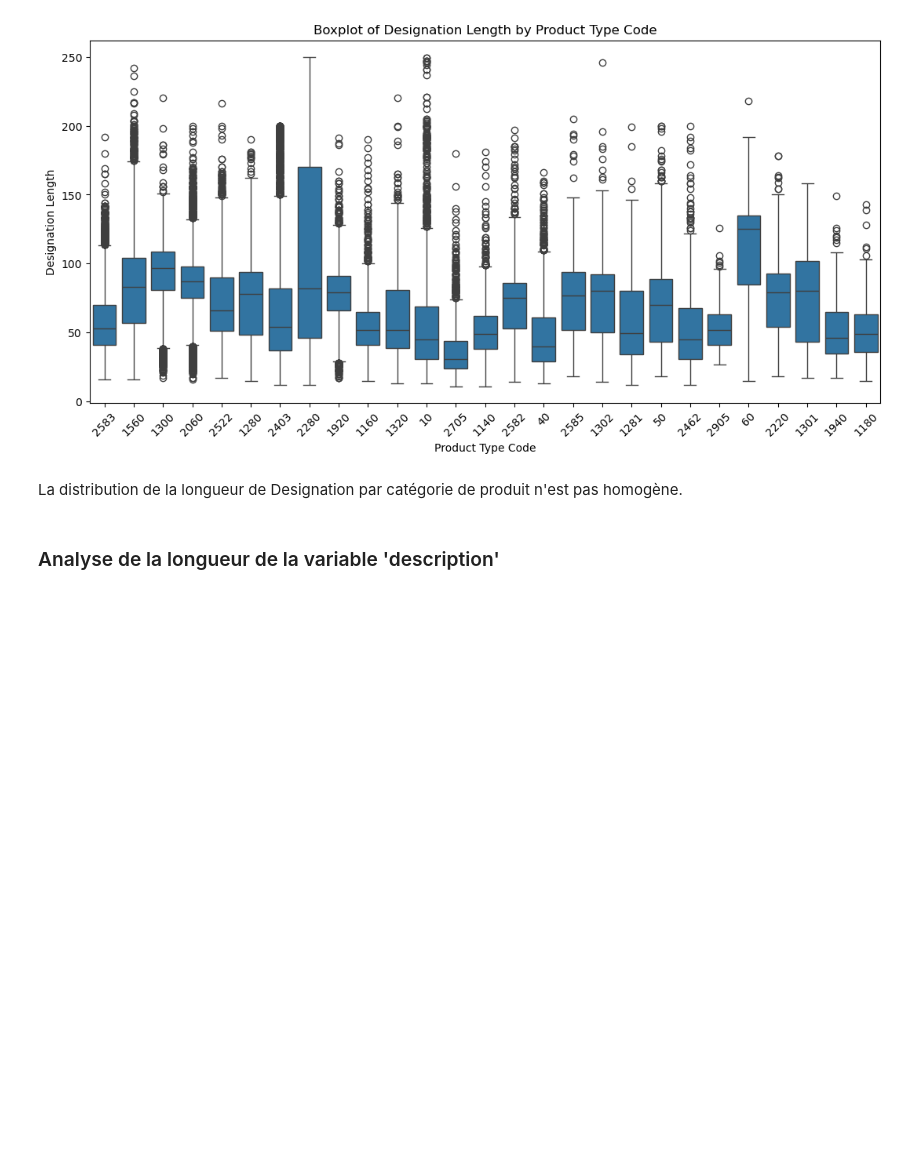
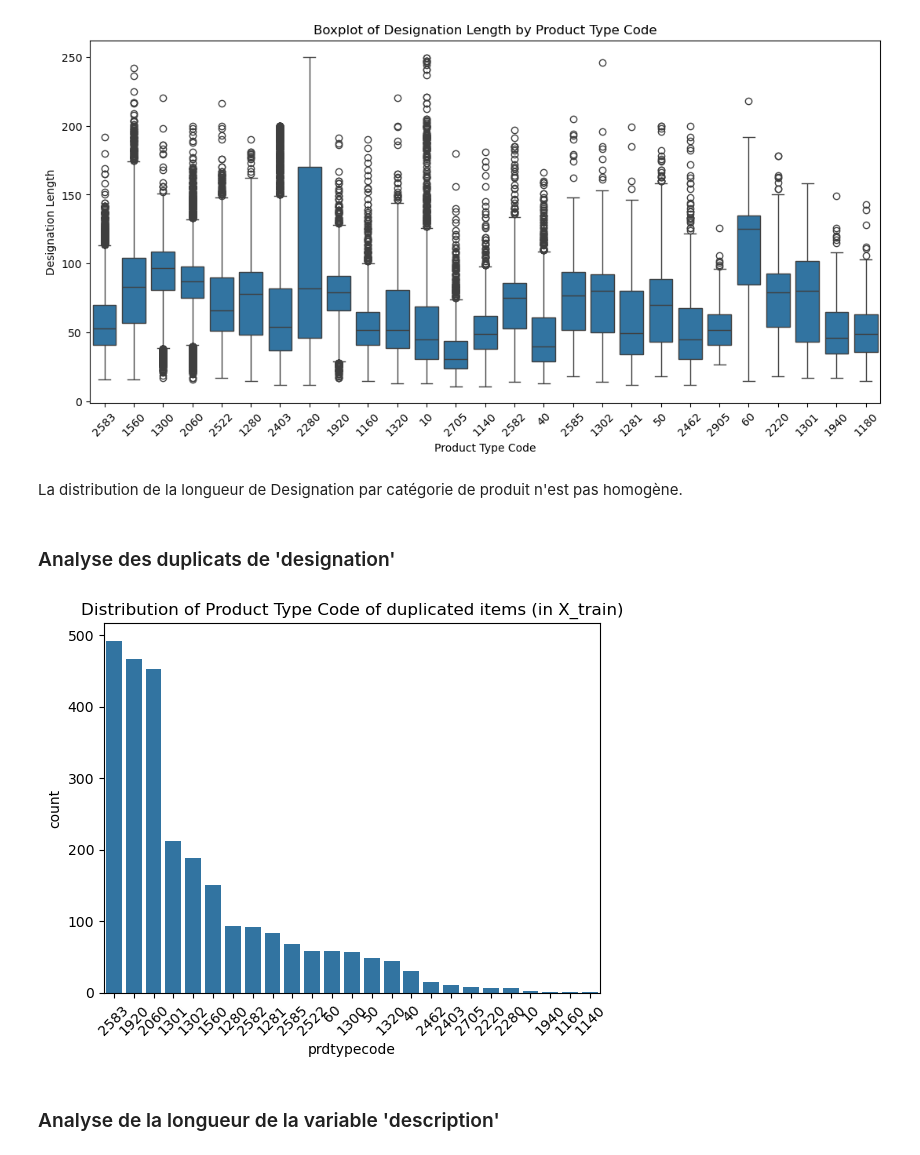
Before and after one commit to cramarokoto/datascientest-project-rakuten-product-classification, a Jupyter notebook: notebooks/exploratory_data_analysis.ipynb, the cells around one changed output. Drawn from its saved outputs; the diff is of its cells as text; code cells hidden in the pictures; blank space fills up the shorter version.

```diff
--- a/notebooks/exploratory_data_analysis.ipynb
+++ b/notebooks/exploratory_data_analysis.ipynb
@@ -281,6 +303,19 @@ plt.show()
 [figure]
 # %% [markdown]
 La distribution de la longueur de Designation par catégorie de produit n'est pas homogène.
+# %% [markdown]
+### Analyse des duplicats de 'designation'
+# %%
+#### Duplicated values' categories
+
+y_duplicated = y_train[X_train.duplicated(subset = ["designation"]) == True]
+
+sns.countplot(data = y_duplicated, x = 'prdtypecode', order = y_duplicated['prdtypecode'].value_counts().index)
+plt.xticks(rotation = 45)
+plt.title("Distribution of Product Type Code of duplicated items (in X_train)")
+plt.show()
+# %% [output]
+[figure, added]
 # %% [markdown]
 ### Analyse de la longueur de la variable 'description'
 # %%
```
Also changed, not shown: parts of 4 cells of this notebook.
